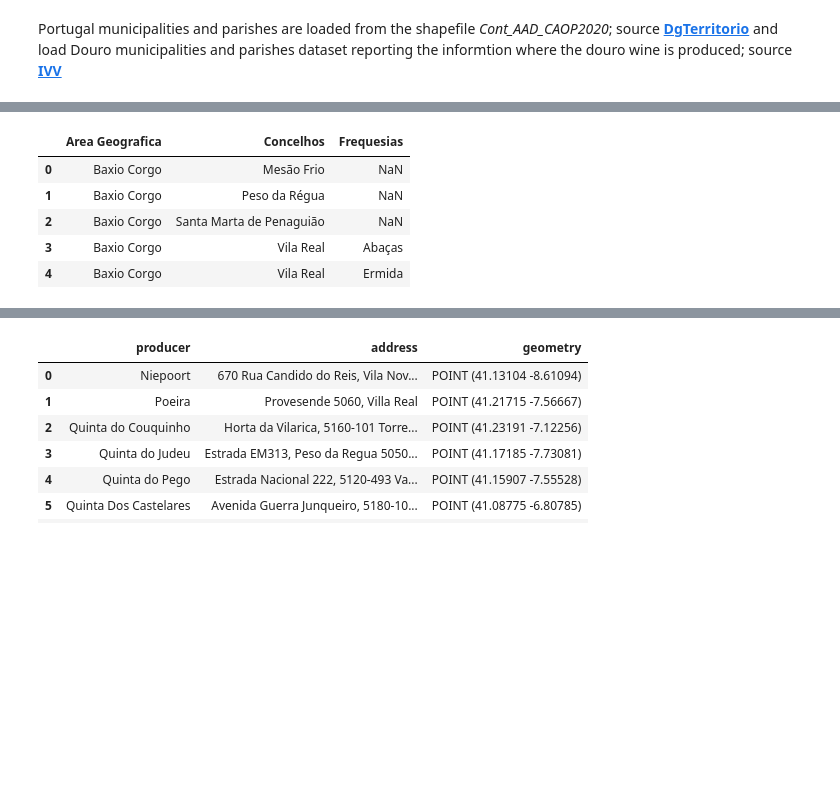
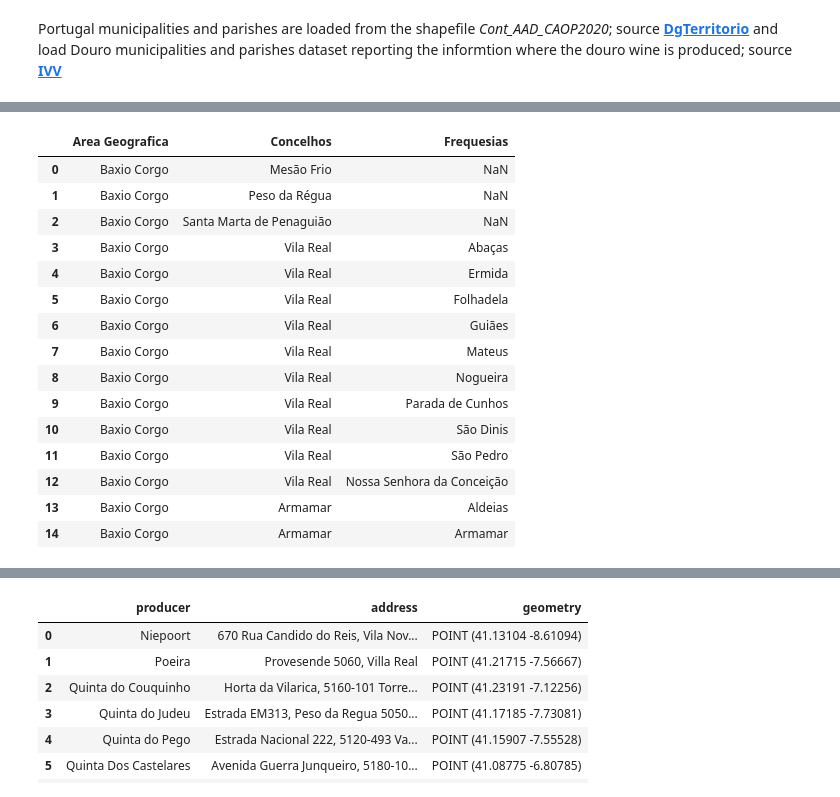
Before and after one commit to Poseidone1/wine_project, a Jupyter notebook: Wine_Analysis.ipynb, the cells around one changed output, grey strips where cells are left out. Drawn from its saved outputs; the diff is of its cells as text; code cells hidden in the pictures; blank space fills up the shorter version.

```diff
--- a/Wine_Analysis.ipynb
+++ b/Wine_Analysis.ipynb
@@ -128,14 +170,24 @@ pt_municipalities_gdf = gpd.read_file("./data_source/Cont_AAD_CAOP2020/Cont_AAD_
 # %%
 # Load Douro municipalities and parishes dataset where douro wine is produced.
 douro_municipalities_df = pd.read_excel(douro_path+"douro_municipality_parish.xlsx")
 douro_municipalities_df.shape
-douro_municipalities_df.head()
+douro_municipalities_df.head(15)
 # %% [output]
 |  | Area Geografica | Concelhos | Frequesias |
 | 0 | Baxio Corgo | Mesão Frio | NaN |
 | 1 | Baxio Corgo | Peso da Régua | NaN |
 | 2 | Baxio Corgo | Santa Marta de Penaguião | NaN |
 | 3 | Baxio Corgo | Vila Real | Abaças |
 | 4 | Baxio Corgo | Vila Real | Ermida |
+| 5 | Baxio Corgo | Vila Real | Folhadela |
+| 6 | Baxio Corgo | Vila Real | Guiães |
+| 7 | Baxio Corgo | Vila Real | Mateus |
+| 8 | Baxio Corgo | Vila Real | Nogueira |
+| 9 | Baxio Corgo | Vila Real | Parada de Cunhos |
+| 10 | Baxio Corgo | Vila Real | São Dinis |
+| 11 | Baxio Corgo | Vila Real | São Pedro |
+| 12 | Baxio Corgo | Vila Real | Nossa Senhora da Conceição |
+| 13 | Baxio Corgo | Armamar | Aldeias |
+| 14 | Baxio Corgo | Armamar | Armamar |
 # %%
 # Get the list of unique Douro municipalities
```
Also changed, not shown: parts of 9 cells of this notebook, 12 other files.
